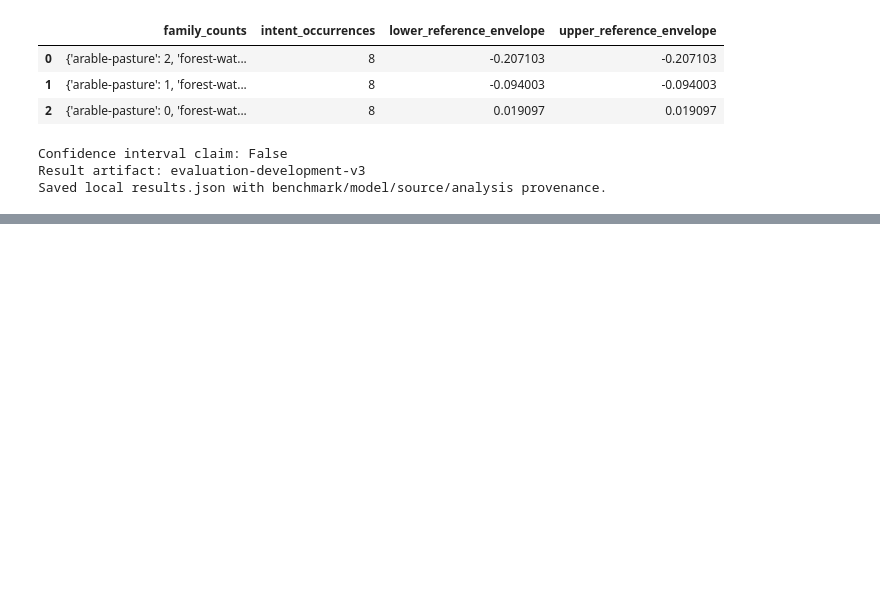
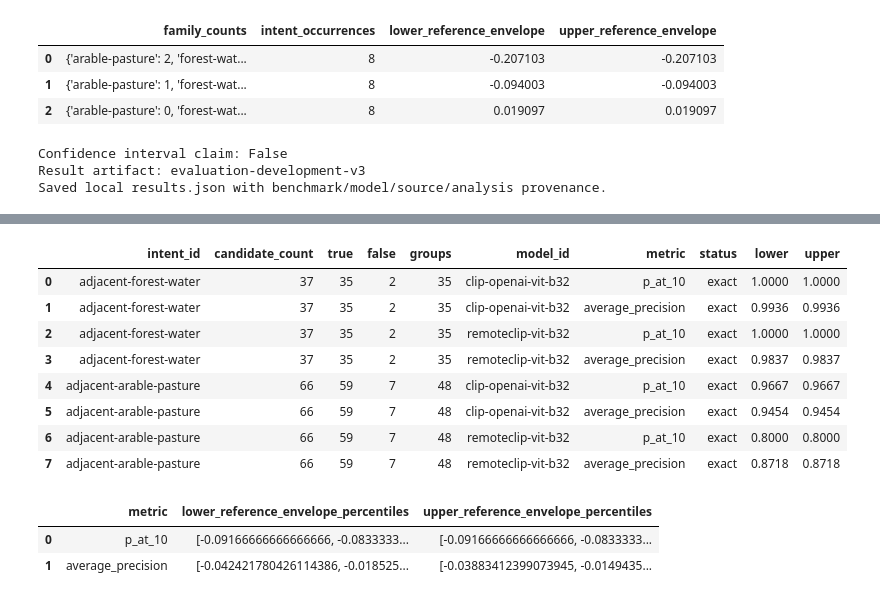
Before and after one commit to manuelmiddendorf/earth-observation, a Jupyter notebook: notebooks/03_retrieval_evaluation.ipynb, the cells around one changed output, grey strips where cells are left out. Cells and saved outputs as stored; diff of their text form; code cells hidden in the pictures; blank space fills up the shorter version.

```diff
--- a/notebooks/03_retrieval_evaluation.ipynb
+++ b/notebooks/03_retrieval_evaluation.ipynb
@@ -704,0 +930,40 @@ Test model evaluation. No final Test embeddings or rankings have been produced.
+# %%
+control_rows = []
+for control in final_result["exploratory_controls"]:
+    for row in control["analysis"]["intents"]:
+        control_rows.append(
+            {
+                "intent_id": control["intent_id"],
+                "candidate_count": len(control["candidate_ids"]),
+                "true": control["reference_counts"]["true"],
+                "false": control["reference_counts"]["false"],
+                "groups": control["spatial_groups"],
+                **{
+                    key: row[key]
+                    for key in ["model_id", "metric", "status", "lower", "upper"]
+                },
+            }
+        )
+display(pd.DataFrame(control_rows).round(4))
+display(
+    pd.DataFrame(final_result["family_sensitivity"]["results"])[
+        [
+            "metric",
+            "lower_reference_envelope_percentiles",
+            "upper_reference_envelope_percentiles",
+        ]
+    ]
+)
+# %% [output]
+|  | intent_id | candidate_count | true | false | groups | model_id | metric | status | lower | upper |
+| 0 | adjacent-forest-water | 37 | 35 | 2 | 35 | clip-openai-vit-b32 | p_at_10 | exact | 1.0000 | 1.0000 |
+| 1 | adjacent-forest-water | 37 | 35 | 2 | 35 | clip-openai-vit-b32 | average_precision | exact | 0.9936 | 0.9936 |
+| 2 | adjacent-forest-water | 37 | 35 | 2 | 35 | remoteclip-vit-b32 | p_at_10 | exact | 1.0000 | 1.0000 |
+| 3 | adjacent-forest-water | 37 | 35 | 2 | 35 | remoteclip-vit-b32 | average_precision | exact | 0.9837 | 0.9837 |
+| 4 | adjacent-arable-pasture | 66 | 59 | 7 | 48 | clip-openai-vit-b32 | p_at_10 | exact | 0.9667 | 0.9667 |
+| 5 | adjacent-arable-pasture | 66 | 59 | 7 | 48 | clip-openai-vit-b32 | average_precision | exact | 0.9454 | 0.9454 |
+| 6 | adjacent-arable-pasture | 66 | 59 | 7 | 48 | remoteclip-vit-b32 | p_at_10 | exact | 0.8000 | 0.8000 |
+| 7 | adjacent-arable-pasture | 66 | 59 | 7 | 48 | remoteclip-vit-b32 | average_precision | exact | 0.8718 | 0.8718 |
+|  | metric | lower_reference_envelope_percentiles | upper_reference_envelope_percentiles |
+| 0 | p_at_10 | [-0.09166666666666666, -0.0833333... | [-0.09166666666666666, -0.0833333... |
+| 1 | average_precision | [-0.042421780426114386, -0.018525... | [-0.03883412399073945, -0.0149435... |
```
Also changed, not shown: parts of 13 cells of this notebook, 15 other files.
